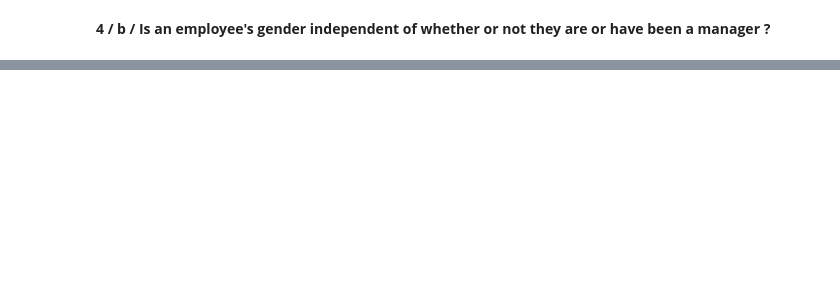
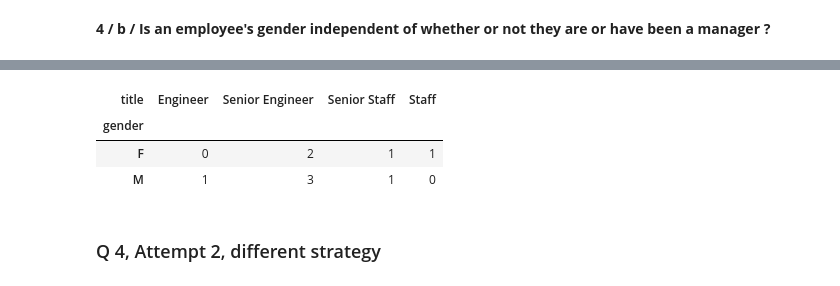
Before and after one commit to MagdalenaRahn/statistics-exercises, a Jupyter notebook: hypothesis_testing_chi_squared_contingency_exercises_05XII2022.ipynb, the cells around one changed output, grey strips where cells are left out. Cells and saved outputs as stored; diff of their text form; code cells hidden in the pictures; blank space fills up the shorter version.

```diff
--- a/hypothesis_testing_chi_squared_contingency_exercises_05XII2022.ipynb
+++ b/hypothesis_testing_chi_squared_contingency_exercises_05XII2022.ipynb
@@ -235,0 +343,16 @@ Name: gender, dtype: int64
+# %%
+db_url = f'mysql+pymysql://{env.username}:{env.password}@{env.host}/employees'
+mgr_df = pd.read_sql('''SELECT e.gender, e.emp_no, t.title, t.to_date
+                        FROM employees AS e
+                        JOIN titles AS t
+                            USING (emp_no)
+                        WHERE t.to_date = '9999-01-01' AND t.title IN('Manager')
+                        GROUP BY e.gender, e.emp_no, t.title, t.to_date''', db_url)
+# %%
+db_url = f'mysql+pymysql://{env.username}:{env.password}@{env.host}/employees'
+not_mgr_df = pd.read_sql('''SELECT e.gender, e.emp_no, t.title, t.to_date
+                        FROM employees AS e
+                        JOIN titles AS t
+                            USING (emp_no)
+                        WHERE t.to_date = '9999-01-01' AND t.title NOT LIKE 'manager'
+                        GROUP BY e.gender, e.emp_no, t.title, t.to_date''', db_url)
@@ -235,0 +409,10 @@ Name: gender, dtype: int64
+# %%
+manager_expected = pd.crosstab(mgr_df.gender, not_mgr_df.title)
+manager_expected
+# %% [output]
+| title | Engineer | Senior Engineer | Senior Staff | Staff |
+| gender |  |  |  |  |
+| F | 0 | 2 | 1 | 1 |
+| M | 1 | 3 | 1 | 0 |
+# %% [markdown]
+### Q 4, Attempt 2, different strategy
```
Also changed, not shown: parts of 25 cells of this notebook, 1 other file.
